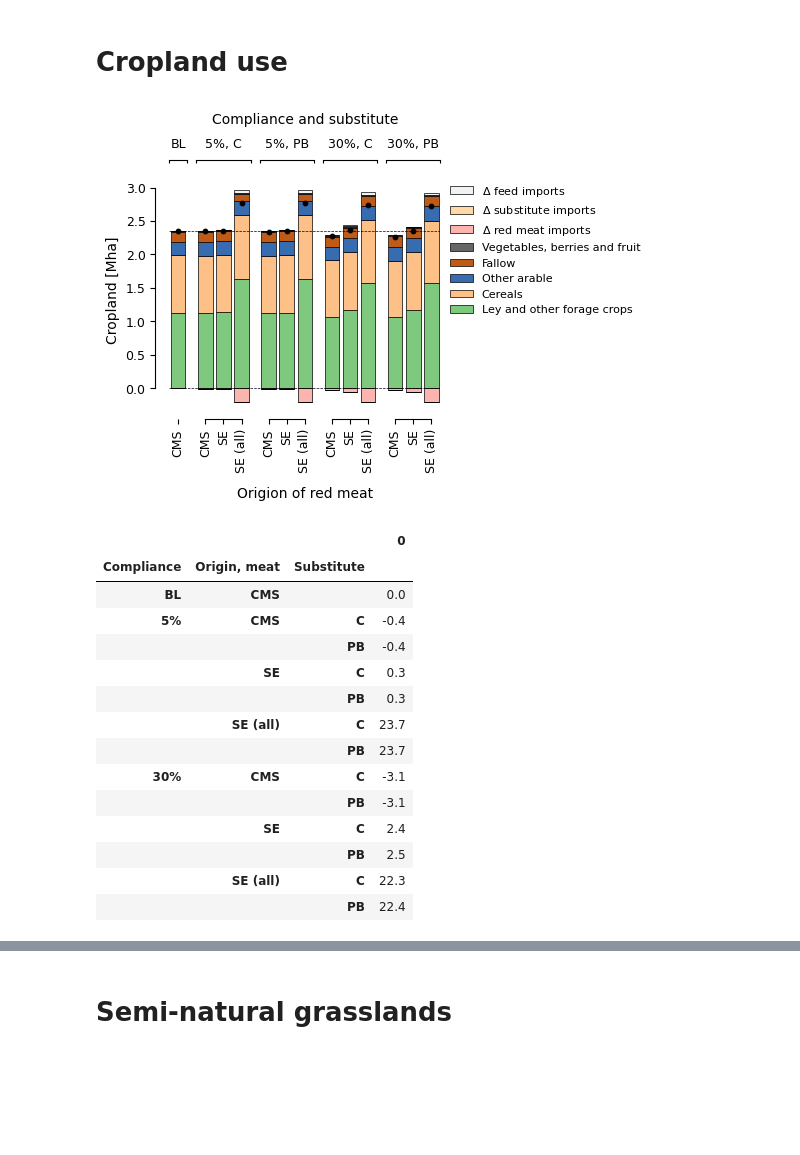
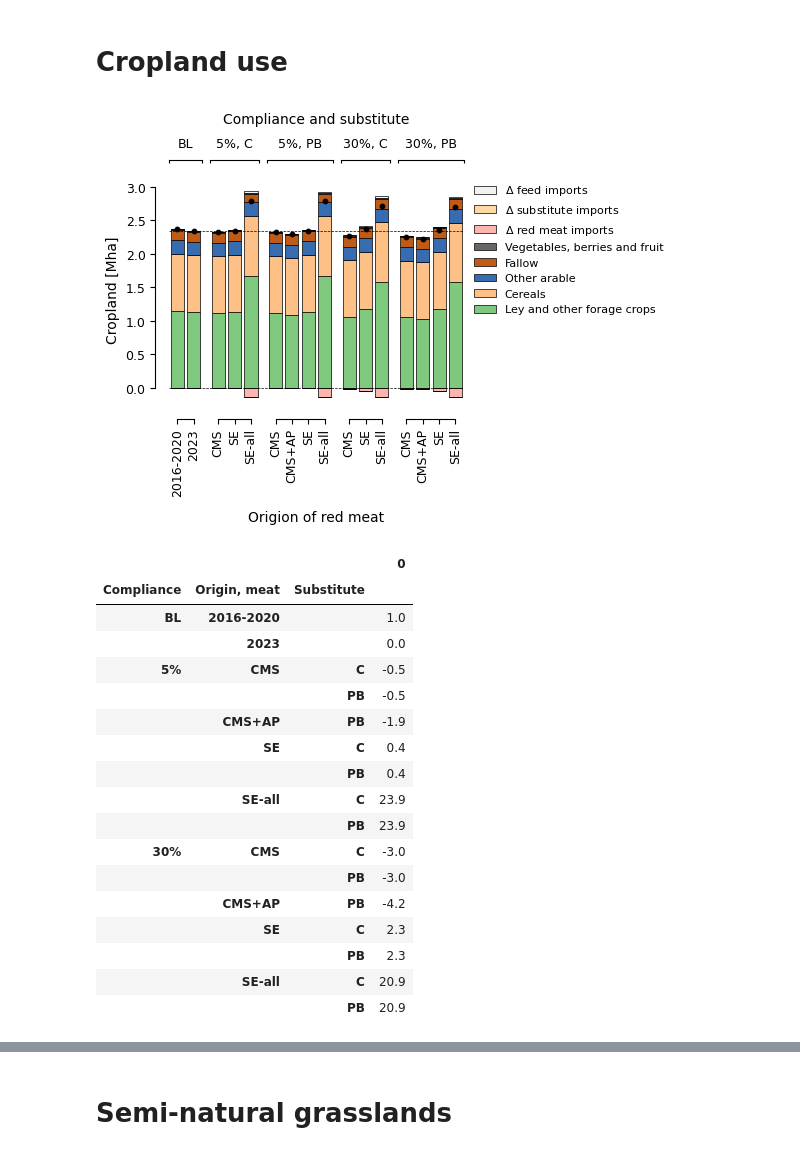
Before and after one commit to SLU-foodsystems/CIBUSmod-SLV2025, a Jupyter notebook: SLV2025_outputs.ipynb, the cells around one changed output, grey strips where cells are left out. Drawn from its saved outputs; the diff is of its cells as text; code cells hidden in the pictures; blank space fills up the shorter version.

Commit message:
New version of scenarios w. 2023 baseline

```diff
--- a/SLV2025_outputs.ipynb
+++ b/SLV2025_outputs.ipynb
@@ -17,27 +17,31 @@ from SAFAD_interface import SAFAD_interface
 # %%
 # Create session object
 session = cm.Session(
-    name = 'SLV',
+    name = 'SLV_v2',
     data_path = '../CIBUSmod/data',
     data_path_output = 'output',
     data_path_scenarios = 'scenarios'
 )
 
 SCN_NAME = 'SLV' # <--- Ändra här
+BL_SCN = ('SLV','1')
 # %%
 def scn_tuple(y, long=False):
     pos_1 = {'1':'5%', '2':'30%'}
-    pos_2 = {'1':'CMS','2':'SE','3':'SE (all)'}
+    pos_2 = {'1':'CMS','2':'SE','3':'SE-all'}
     pos_3 = {'1':'C','2':'PB'}
-    pos_4 = {'0':'None'}
+    pos_4 = {'0':'', '1':'+AP'}
     if long:
         pos_2 = {'1':'Current market shares','2':'Swedish','3':'Swedish (all consumers)'}
         pos_3 = {'1':'Chicken','2':'Plant-based'}
+        pos_4 = {'0':'','1':' + Agricultural policy'}
 
     if y == '0':
-        return ('BL',pos_2['1'],'')
+        return ('BL','2016-2020','')
+    if y == '1':
+        return ('BL','2023','')
     else:
-        return (pos_1[y[0]], pos_2[y[1]], pos_3[y[2]], )
+        return (pos_1[y[0]], pos_2[y[1]]+pos_4[y[3]], pos_3[y[2]], )
 
 def make_scn_idx(idx):
 
@@ -68,7 +72,14 @@ def style_bar(ax, d):
             ncol=1, fontsize=8, reverse=True,
             bbox_to_anchor=(1,1), frameon=False
         )
-    ax.axhline(d.loc['BL'].iloc[0].sum(), color='black', linestyle='--', linewidth=0.5)
+    ax.axhline(d.loc[scn_tuple(BL_SCN[1])].sum(), color='black', linestyle='--', linewidth=0.5)
+
+def annotate_axs(axs, size=10, pos=(-0.2,1.3)):
+    import string
+    for i, ax in enumerate(axs.flatten()):
+        ax.text(*pos, string.ascii_lowercase[i % 26],
+                transform=ax.transAxes, fontsize=size,
+                fontweight='bold', va='top', ha='right')
 # %%
 session.cache.clear()
 # %% [markdown]
@@ -112,8 +123,10 @@ food_dict = {
 # Get food imports
 food_import = session.get_attr('d','food_demand_to_processing',['origin','food']).loc[:,'imported']
 # Calculate change from baseline and drop all foods with no change
-food_import_chg = food_import.sub(food_import.loc[('SLV','0')], axis=1)\
+food_import_chg = food_import.sub(food_import.loc[BL_SCN], axis=1)\
                   .replace({0:np.nan}).dropna(axis=1,how='all').fillna(0)
+# Zero for BL scenarios
+food_import_chg.loc[food_import_chg.index.get_level_values('year').astype(int) < 1000] = 0
 
 # Adjust to align conversion factors CW --> BFM
 # Clune et al (2017) are used in SAFAD data
@@ -138,8 +151,10 @@ byprod_export = session.get_attr('d','by_prod_demand',['demand','by_prod']).loc[
 # Calculate net imports
 byprod_import = byprod_import.sub(byprod_export, fill_value=0)
 # Calculate change from baseline and drop all by-products with no change
-byprod_import_chg = byprod_import.sub(byprod_import.loc[('SLV','0')], axis=1)\
+byprod_import_chg = byprod_import.sub(byprod_import.loc[BL_SCN], axis=1)\
                   .replace({0:np.nan}).dropna(axis=1,how='all').fillna(0)
+# Zero for BL scenarios
+byprod_import_chg.loc[byprod_import_chg.index.get_level_values('year').astype(int) < 1000] = 0
 
 byprod_import_CO2e = get_ghg(SAFAD, byprod_import_chg, CO2eq=CO2e_method).sum(axis=1).rename('$\Delta$ feed imports')
 byprod_import_CO2e_excl_LUC = get_ghg(SAFAD, byprod_import_chg, CO2eq=CO2e_method).drop('Land use change', level='process', axis=1).sum(axis=1).rename('$\Delta$ feed imports')
@@ -149,8 +164,10 @@ byprod_import_ammonia = get_footprint(SAFAD, byprod_import_chg, 'Ammonia').sum(a
 # Get feed imports
 feed_import = session.get_attr('a','feed.crop_product_demand',['origin','crop_prod']).loc[:,'imported']
 # Calculate change from baseline and drop all by-products with no change
-feed_import_chg = feed_import.sub(feed_import.loc[('SLV','0')], axis=1)\
+feed_import_chg = feed_import.sub(feed_import.loc[BL_SCN], axis=1)\
                   .replace({0:np.nan}).dropna(axis=1,how='all').fillna(0)
+# Zero for BL scenarios
+feed_import_chg.loc[feed_import_chg.index.get_level_values('year').astype(int) < 1000] = 0
 
 feed_import_CO2e = get_ghg(SAFAD, feed_import_chg, CO2eq=CO2e_method).sum(axis=1).rename('$\Delta$ feed imports')
 feed_import_CO2e_excl_LUC = get_ghg(SAFAD, feed_import_chg, CO2eq=CO2e_method).drop('Land use change', level='process', axis=1).sum(axis=1).rename('$\Delta$ feed imports')
@@ -194,50 +211,53 @@ from matplotlib.colors import ListedColormap
 colors = [plt.colormaps['Accent'](i/4) for i in range(5)]\
 + [plt.colormaps['Pastel1'](i/2) for i in range(3)]
 
 d = (
     session.get_attr('c','area',{'crop':['land_use','crop_group2']})
     .loc[:,'cropland']
     .sort_values(axis=1, by=('SLV','0'), ascending=False)
     .rename(columns={'Fodder crops':'Ley and other forage crops'})
     .join(food_import_land)
     .join(feed_import_land)
 ) / 1_000_000
 d = d.set_index(make_scn_idx(d.index))
 
-fig,ax = plt.subplots(figsize=(3.5,3))
+fig,ax = plt.subplots(figsize=(3.8,3))
 cm.plot.bar(
     d,
     ax = ax,
     ylabel='Cropland [Mha]',
     ylim=(-0.25,3.2),
     cmap=ListedColormap(name='X', colors=colors),
     **bar_style2
 )
 style_bar(ax, d)
 plt.show()
 
 t = d.iloc[:,0:5].sum(axis=1)
-t = (t-t.iloc[0]) / t.iloc[0] * 100
+t = (t-t.loc[scn_tuple(BL_SCN[1])]) / t.iloc[0] * 100
 display(t.to_frame().style.format(precision=1))
 
 t = d.iloc[:,0:5].sum(axis=1)
 display(t.to_frame().style.format(precision=1))
 # %% [output]
-[figure, old version]
+[figure, new version]
 |  |  |  | 0 |
 | Compliance | Origin, meat | Substitute |  |
-| BL | CMS |  | 0.0 |
-| 5% | CMS | C | -0.4 |
-|  |  | PB | -0.4 |
-|  | SE | C | 0.3 |
-|  |  | PB | 0.3 |
-|  | SE (all) | C | 23.7 |
-|  |  | PB | 23.7 |
-| 30% | CMS | C | -3.1 |
-|  |  | PB | -3.1 |
-|  | SE | C | 2.4 |
-|  |  | PB | 2.5 |
-|  | SE (all) | C | 22.3 |
-|  |  | PB | 22.4 |
+| BL | 2016-2020 |  | 1.0 |
+|  | 2023 |  | 0.0 |
+| 5% | CMS | C | -0.5 |
+|  |  | PB | -0.5 |
+|  | CMS+AP | PB | -1.9 |
+|  | SE | C | 0.4 |
+|  |  | PB | 0.4 |
+|  | SE-all | C | 23.9 |
+|  |  | PB | 23.9 |
+| 30% | CMS | C | -3.0 |
+|  |  | PB | -3.0 |
+|  | CMS+AP | PB | -4.2 |
+|  | SE | C | 2.3 |
+|  |  | PB | 2.3 |
+|  | SE-all | C | 20.9 |
+|  |  | PB | 20.9 |
 |  |  |  | 0 |
 | Compliance | Origin, meat | Substitute |  |
```
Also changed, not shown: parts of 29 cells of this notebook, 4 other files.
